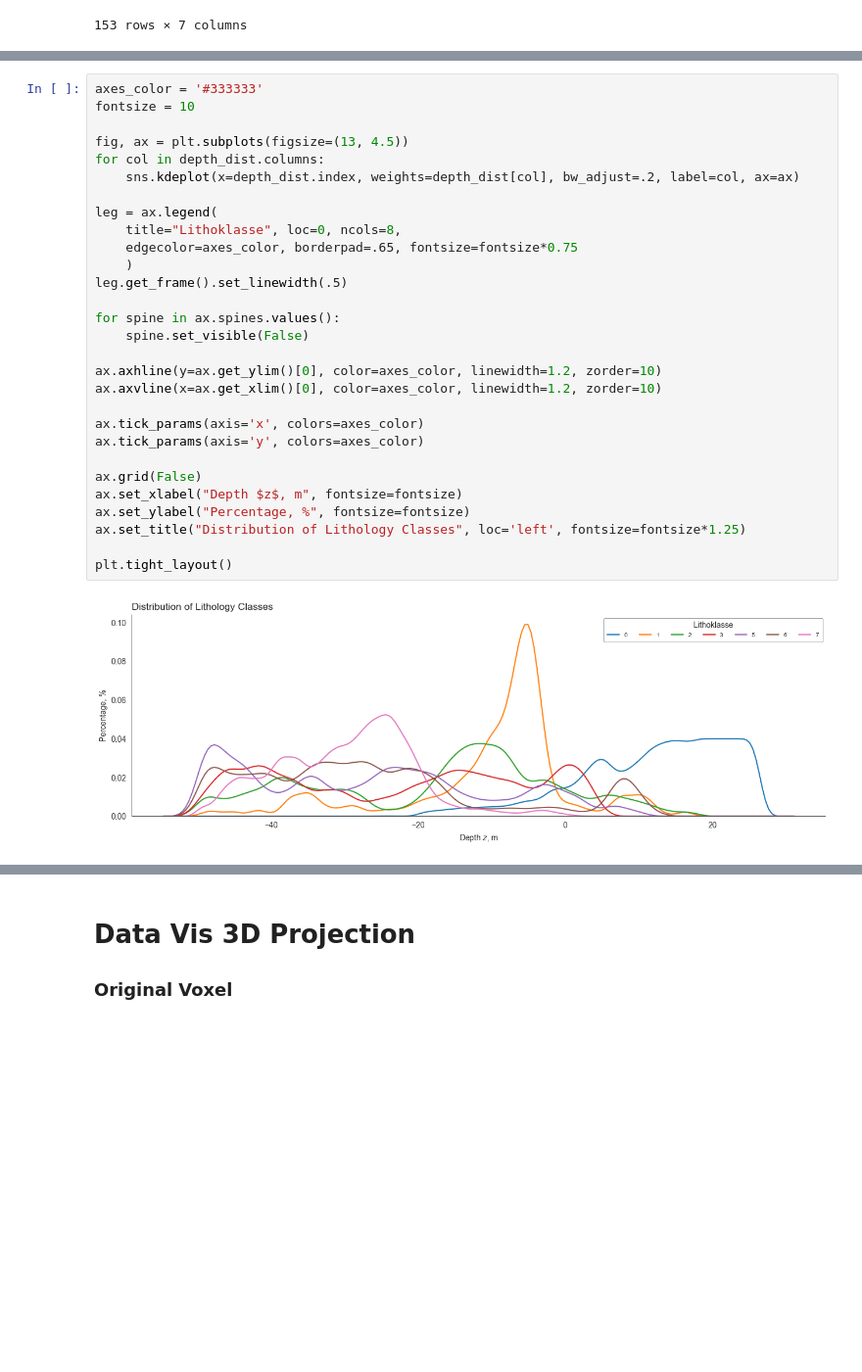
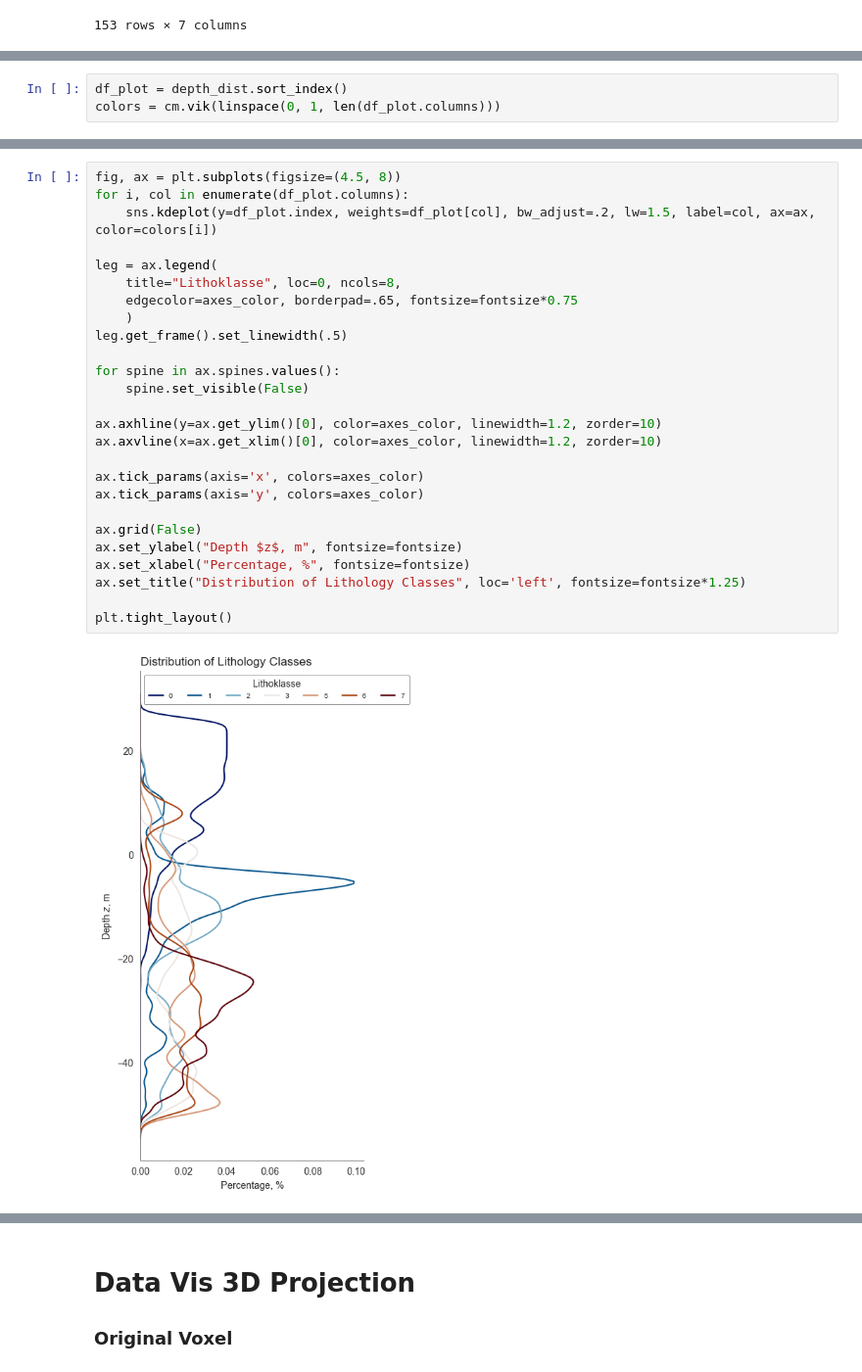
Before and after one commit to silviaelisabeth/UndergroundVisuals_Rotterdam, a Jupyter notebook: dev_layer_plot.ipynb, the cells around one changed output, grey strips where cells are left out. Shown at 98% size. Drawn from its saved outputs; the diff is of its cells as text; blank space fills up the shorter version.

```diff
--- a/dev_layer_plot.ipynb
+++ b/dev_layer_plot.ipynb
@@ -365 +392,4 @@ depth_dist
+# %%
+df_plot = depth_dist.sort_index()
+colors = cm.vik(linspace(0, 1, len(df_plot.columns)))
 # %%
@@ -399,35 +423,32 @@ plt.show()
 # %% [output]
 [figure]
 # %%
-axes_color = '#333333'
-fontsize = 10
-
-fig, ax = plt.subplots(figsize=(13, 4.5))
-for col in depth_dist.columns:
-    sns.kdeplot(x=depth_dist.index, weights=depth_dist[col], bw_adjust=.2, label=col, ax=ax)
+fig, ax = plt.subplots(figsize=(4.5, 8))
+for i, col in enumerate(df_plot.columns):
+    sns.kdeplot(y=df_plot.index, weights=df_plot[col], bw_adjust=.2, lw=1.5, label=col, ax=ax, color=colors[i])
 
 leg = ax.legend(
     title="Lithoklasse", loc=0, ncols=8,
     edgecolor=axes_color, borderpad=.65, fontsize=fontsize*0.75
     )
 leg.get_frame().set_linewidth(.5)
 
 for spine in ax.spines.values():
     spine.set_visible(False)
 
 ax.axhline(y=ax.get_ylim()[0], color=axes_color, linewidth=1.2, zorder=10)
 ax.axvline(x=ax.get_xlim()[0], color=axes_color, linewidth=1.2, zorder=10)
 
 ax.tick_params(axis='x', colors=axes_color)
 ax.tick_params(axis='y', colors=axes_color)
 
 ax.grid(False)
-ax.set_xlabel("Depth $z$, m", fontsize=fontsize)
-ax.set_ylabel("Percentage, %", fontsize=fontsize)
+ax.set_ylabel("Depth $z$, m", fontsize=fontsize)
+ax.set_xlabel("Percentage, %", fontsize=fontsize)
 ax.set_title("Distribution of Lithology Classes", loc='left', fontsize=fontsize*1.25)
 
 plt.tight_layout()
 # %% [output]
-[figure, old version]
+[figure, new version]
 # %%
 fig, ax = plt.subplots(figsize=(10, 8))
```
Also changed, not shown: parts of 27 cells of this notebook, 1 other file.
